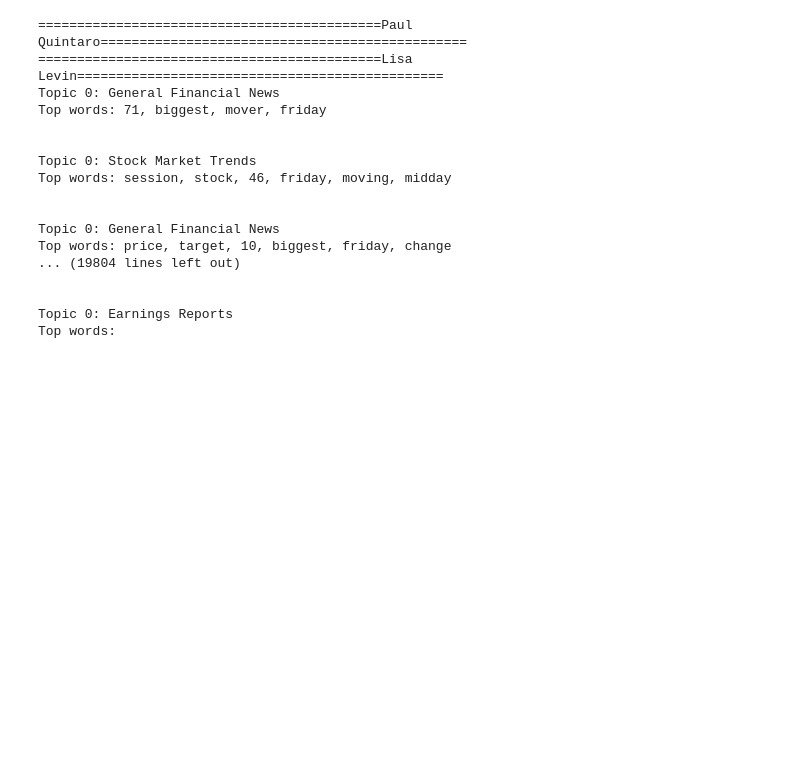
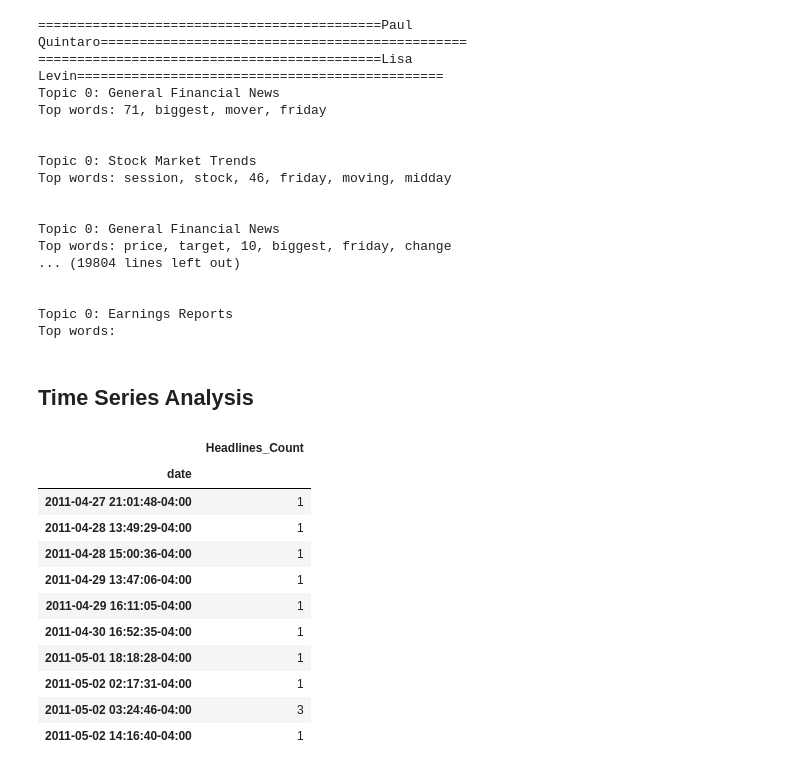
Before and after one commit to 5urafel/Nova-Financial-Solutions, a Jupyter notebook: notebook/sentiment_analysis.ipynb, the cells around one changed output. Cells and saved outputs as stored; diff of their text form; code cells hidden in the pictures; blank space fills up the shorter version.

```diff
--- a/notebook/sentiment_analysis.ipynb
+++ b/notebook/sentiment_analysis.ipynb
@@ -463,3 +463,5 @@ Top words: price, target, 10, biggest, friday, change
 
 Topic 0: Earnings Reports
 Top words:
+# %% [markdown]
+## Time Series Analysis
@@ -465,0 +470,22 @@ Top words:
+# %%
+# Count headlines per day
+daily_headlines = ts_data.groupby('date').size()
+
+# Create a DataFrame for time series analysis
+time_series_data = pd.DataFrame({'date': daily_headlines.index, 'Headlines_Count': daily_headlines.values})
+time_series_data.set_index('date', inplace=True)
+
+time_series_data.head(10)
+# %% [output]
+|  | Headlines_Count |
+| date |  |
+| 2011-04-27 21:01:48-04:00 | 1 |
+| 2011-04-28 13:49:29-04:00 | 1 |
+| 2011-04-28 15:00:36-04:00 | 1 |
+| 2011-04-29 13:47:06-04:00 | 1 |
+| 2011-04-29 16:11:05-04:00 | 1 |
+| 2011-04-30 16:52:35-04:00 | 1 |
+| 2011-05-01 18:18:28-04:00 | 1 |
+| 2011-05-02 02:17:31-04:00 | 1 |
+| 2011-05-02 03:24:46-04:00 | 3 |
+| 2011-05-02 14:16:40-04:00 | 1 |
```
Also changed, not shown: parts of 2 cells of this notebook.
